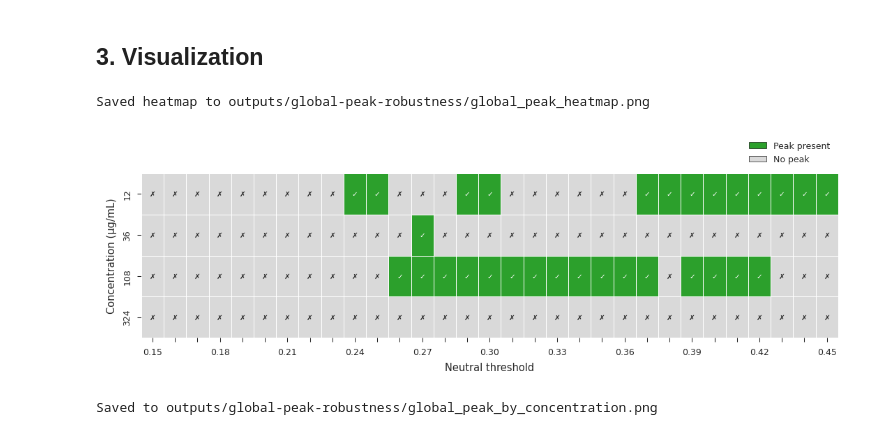
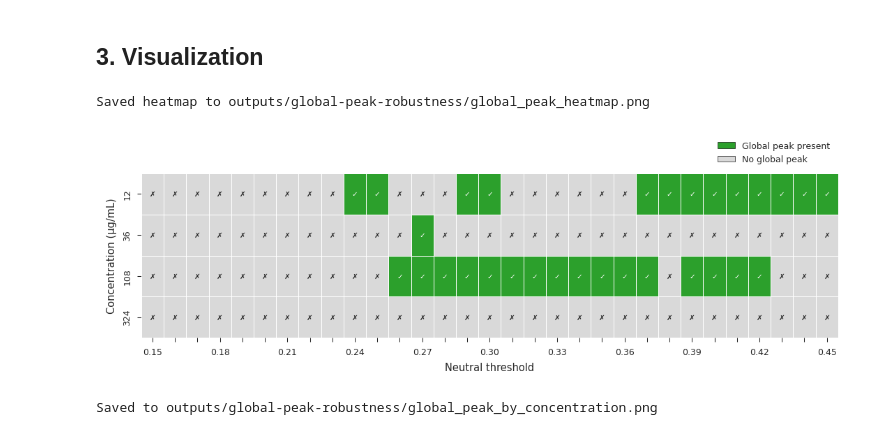
Before and after one commit to devinzxmeng/fitness-landscape-graph, a Jupyter notebook: exps/exp-02-nc-response/neutral_threshold_robustness.ipynb, the cells around one changed output. Cells and saved outputs as stored; diff of their text form; code cells hidden in the pictures.

```diff
--- a/exps/exp-02-nc-response/neutral_threshold_robustness.ipynb
+++ b/exps/exp-02-nc-response/neutral_threshold_robustness.ipynb
@@ -210,36 +210,36 @@ sns.heatmap(
     vmin=0,
     vmax=1,
     annot=annot_array,
     fmt="s",
     annot_kws={"size": 5, "ha": "center", "va": "center"},
     linewidths=0.3,
     linecolor="white",
     cbar=False,
     xticklabels=[f"{t:.2f}" if i % 3 == 0 else "" for i, t in enumerate(thresholds_list)],
     yticklabels=[f"{c:.0f}" for c in concentrations],
 )
 
 ax.set_xlabel("Neutral threshold")
 ax.set_ylabel("Concentration (\u00b5g/mL)")
 
 # Add legend in the empty space above the heatmap (upper right area)
 from matplotlib.patches import Patch
 legend_elements = [
-    Patch(facecolor="#2ca02c", edgecolor="black", linewidth=0.3, label="Peak present"),
-    Patch(facecolor="#d9d9d9", edgecolor="black", linewidth=0.3, label="No peak"),
+    Patch(facecolor="#2ca02c", edgecolor="black", linewidth=0.3, label="Global peak present"),
+    Patch(facecolor="#d9d9d9", edgecolor="black", linewidth=0.3, label="No global peak"),
 ]
 ax.legend(handles=legend_elements, loc="lower right", bbox_to_anchor=(1.0, 1.01), frameon=False, fontsize=6)
 
 plt.tight_layout()
 
 heatmap_path = output_dir / "global_peak_heatmap.png"
 fig.savefig(heatmap_path, bbox_inches="tight")
 fig.savefig(output_dir / "global_peak_heatmap.pdf", bbox_inches="tight")
 print(f"Saved heatmap to {heatmap_path}")
 plt.show()
 # %% [output]
 Saved heatmap to outputs/global-peak-robustness/global_peak_heatmap.png
-[figure, old version]
+[figure, new version]
 # %%
 # --- By-concentration plot ---
 summary = (
```
Also changed, not shown: 4 other files.
